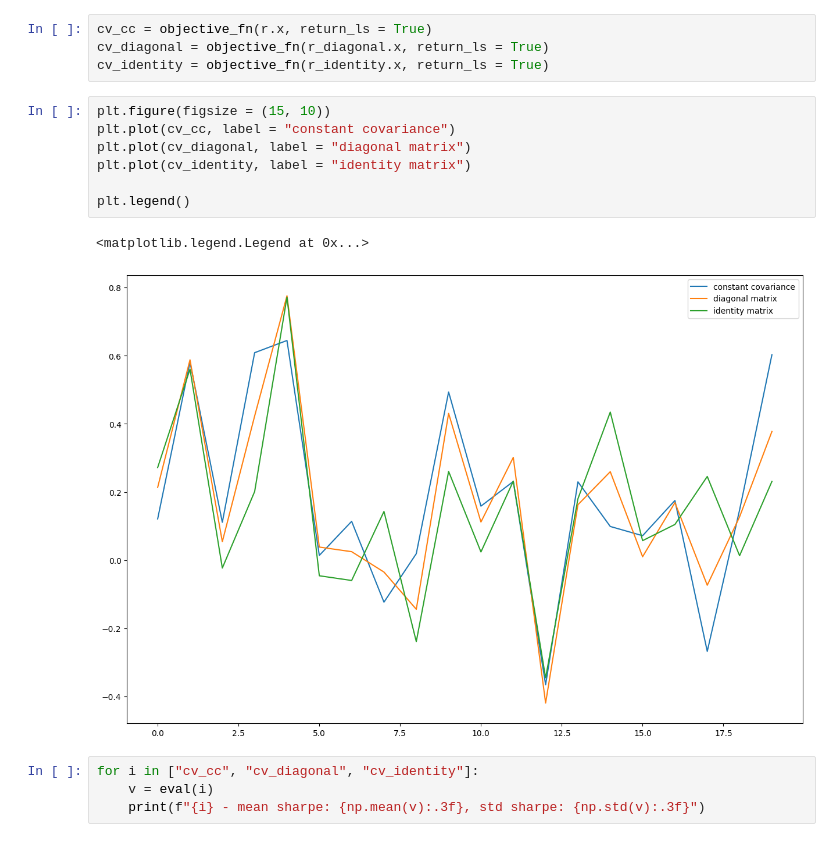
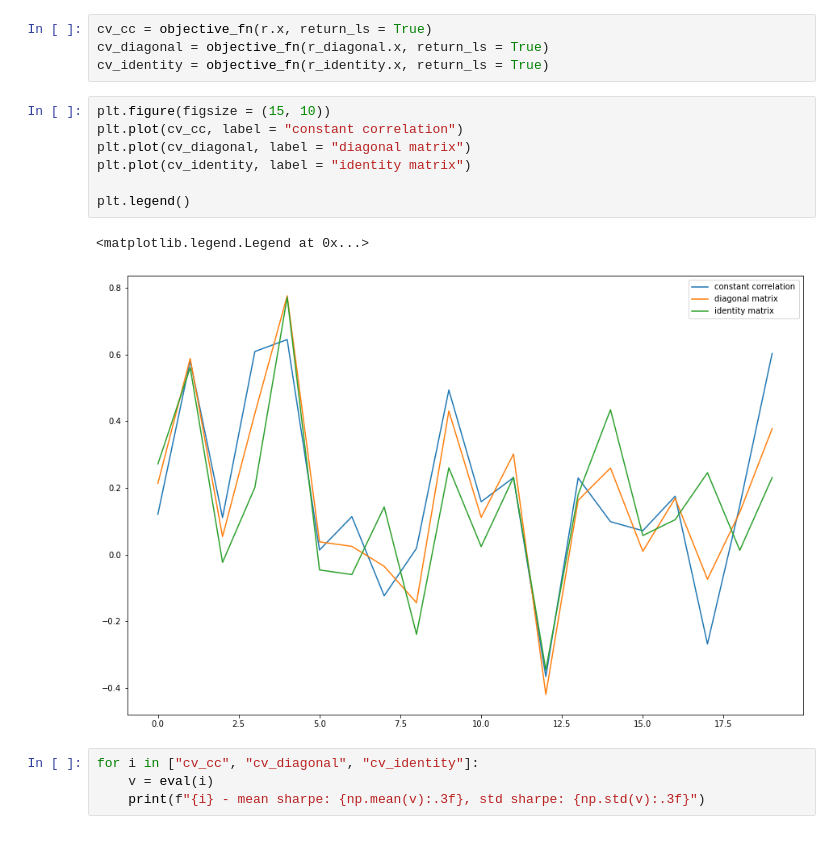
Before and after one commit to legendarycy/DBA3713_G10, a Jupyter notebook: Group Project.ipynb, the cells around one changed output. Drawn from its saved outputs; the diff is of its cells as text.

```diff
--- a/Group Project.ipynb
+++ b/Group Project.ipynb
@@ -680,14 +680,14 @@ cv_diagonal = objective_fn(r_diagonal.x, return_ls = True)
 cv_identity = objective_fn(r_identity.x, return_ls = True)
 # %%
 plt.figure(figsize = (15, 10))
-plt.plot(cv_cc, label = "constant covariance")
+plt.plot(cv_cc, label = "constant correlation")
 plt.plot(cv_diagonal, label = "diagonal matrix")
 plt.plot(cv_identity, label = "identity matrix")
 
 plt.legend()
 # %% [output]
 <matplotlib.legend.Legend at 0x...>
-[figure, old version]
+[figure, new version]
 # %%
 for i in ["cv_cc", "cv_diagonal", "cv_identity"]:
     v = eval(i)
```
Also changed, not shown: parts of 29 cells of this notebook.
